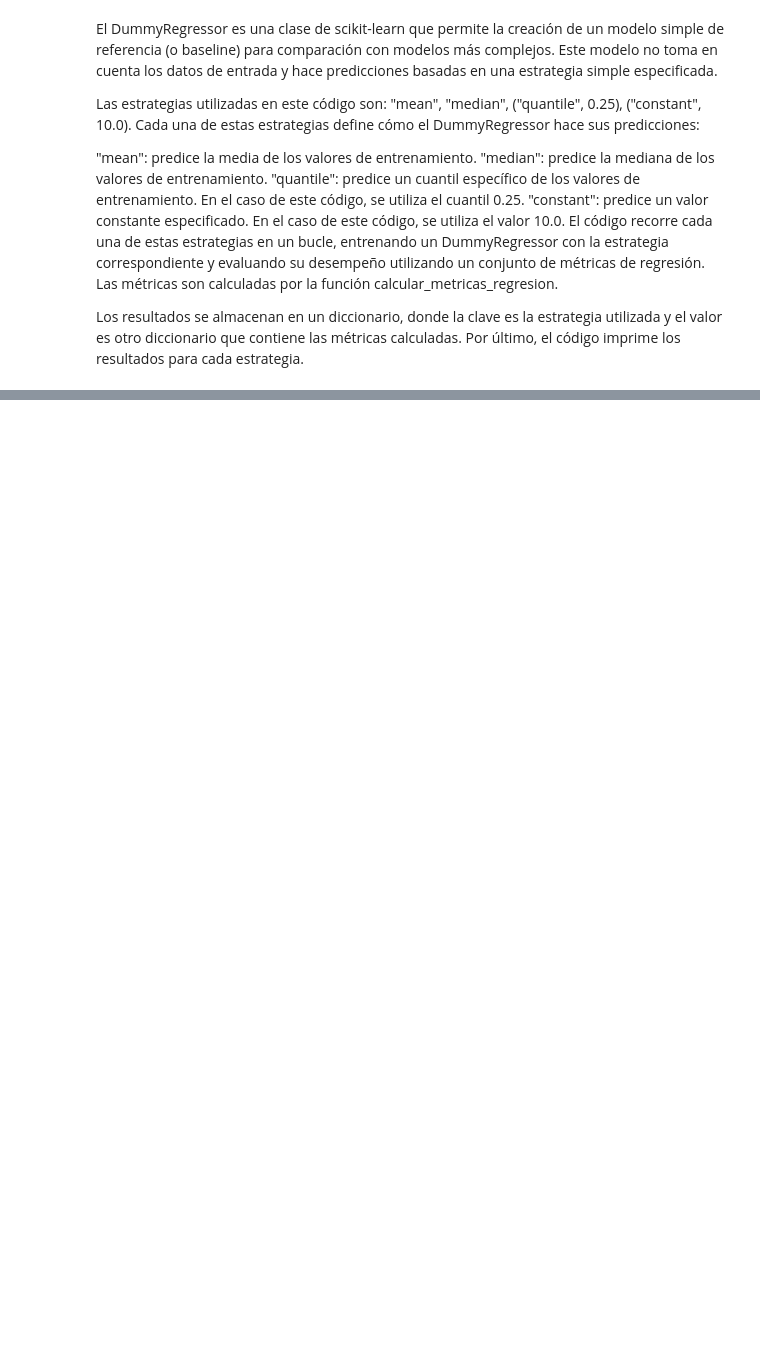
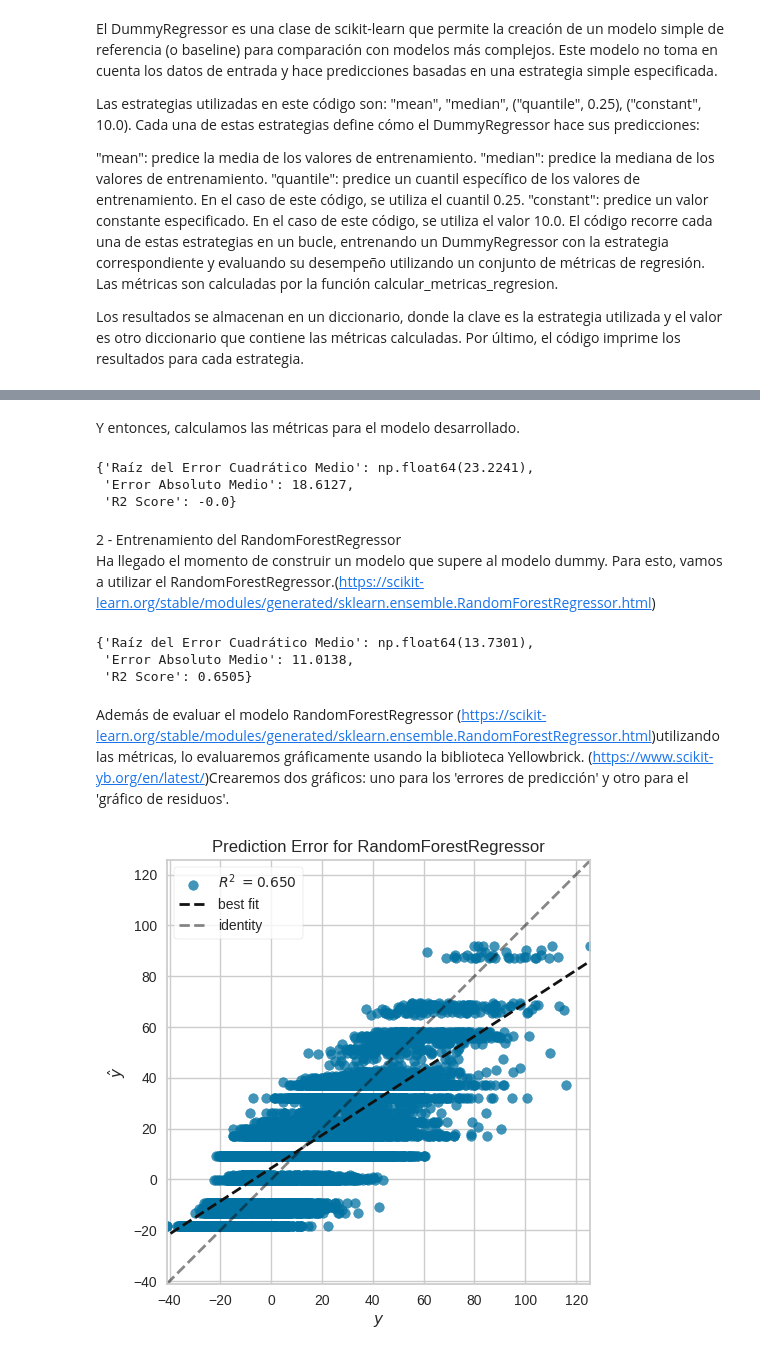
Before and after one commit to AngelTroncoso/OptimizacionAeroPortuaria, a Jupyter notebook: OptimizacionAeroPortuaria.ipynb, the cells around one changed output, grey strips where cells are left out. Saved outputs shown, nothing was run; the diff lists cells and outputs as text; code cells hidden in the pictures; blank space fills up the shorter version.

```diff
--- a/OptimizacionAeroPortuaria.ipynb
+++ b/OptimizacionAeroPortuaria.ipynb
@@ -696,0 +939,7 @@ Los resultados se almacenan en un diccionario, donde la clave es la estrategia u
+# %%
+from sklearn.model_selection import train_test_split
+
+X = df.drop(['retraso'], axis=1)
+y = df['retraso']
+
+X_train, X_test, y_train, y_test = train_test_split(X, y, random_state=42)
@@ -696,0 +948,6 @@ Los resultados se almacenan en un diccionario, donde la clave es la estrategia u
+# %%
+from sklearn.dummy import DummyRegressor
+
+model_dummy = DummyRegressor()
+model_dummy.fit(X_train, y_train)
+y_pred_dummy = model_dummy.predict(X_test)
@@ -696,0 +973,30 @@ Los resultados se almacenan en un diccionario, donde la clave es la estrategia u
+# %% [markdown]
+Y entonces, calculamos las métricas para el modelo desarrollado.
+# %%
+calcular_metricas_regresion(y_test, y_pred_dummy)
+# %% [output]
+{'Raíz del Error Cuadrático Medio': np.float64(23.2241),
+ 'Error Absoluto Medio': 18.6127,
+ 'R2 Score': -0.0}
+# %% [markdown]
+2 - Entrenamiento del RandomForestRegressor
+Ha llegado el momento de construir un modelo que supere al modelo dummy. Para esto, vamos a utilizar el RandomForestRegressor.(https://scikit-learn.org/stable/modules/generated/sklearn.ensemble.RandomForestRegressor.html)
+# %%
+from sklearn.ensemble import RandomForestRegressor
+
+model_rf = RandomForestRegressor(max_depth=5, random_state=42)
+model_rf.fit(X_train, y_train)
+y_pred_rf = model_rf.predict(X_test)
+calcular_metricas_regresion(y_test, y_pred_rf)
+# %% [output]
+{'Raíz del Error Cuadrático Medio': np.float64(13.7301),
+ 'Error Absoluto Medio': 11.0138,
+ 'R2 Score': 0.6505}
+# %% [markdown]
+Además de evaluar el modelo RandomForestRegressor (https://scikit-learn.org/stable/modules/generated/sklearn.ensemble.RandomForestRegressor.html)utilizando las métricas, lo evaluaremos gráficamente usando la biblioteca Yellowbrick. (https://www.scikit-yb.org/en/latest/)Crearemos dos gráficos: uno para los 'errores de predicción' y otro para el 'gráfico de residuos'.
+# %%
+from yellowbrick.regressor import prediction_error
+
+visualizer = prediction_error(model_rf, X_train, y_train, X_test, y_test)
+# %% [output]
+[figure, added]
```
Also changed, not shown: parts of 73 cells of this notebook.
